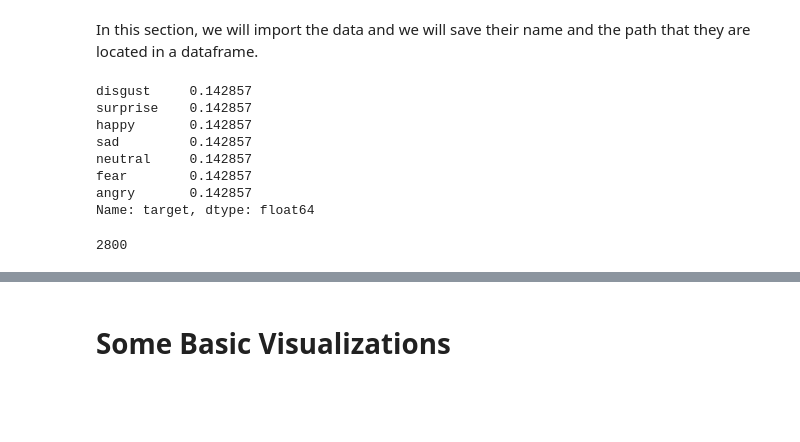
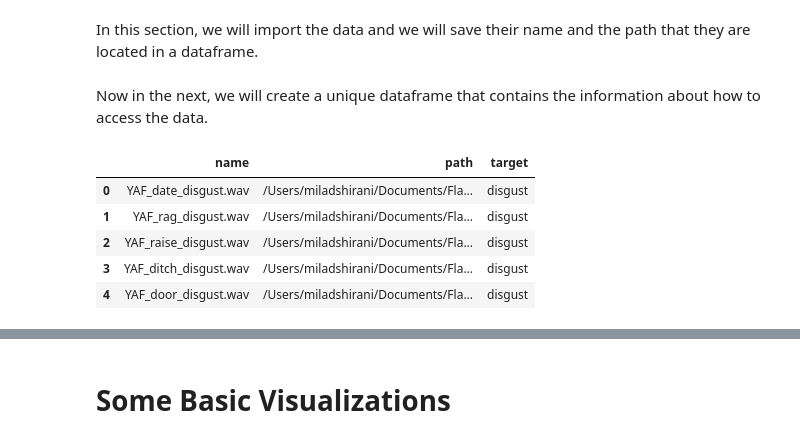
Before and after one commit to miladshiraniUCB/Emotion-Detection-in-Speech, a Jupyter notebook: Notebook/EDA-and-Data-Visualization.ipynb, the cells around one changed output, grey strips where cells are left out. Cells and saved outputs as stored; diff of their text form; code cells hidden in the pictures; blank space fills up the shorter version.

```diff
--- a/Notebook/EDA-and-Data-Visualization.ipynb
+++ b/Notebook/EDA-and-Data-Visualization.ipynb
@@ -42,6 +55,8 @@ files = {}
 for i in file_path:
     file_i = os.path.join(data_path, i)
     files[i] = os.listdir(file_i)
+# %% [markdown]
+Now in the next, we will create a unique dataframe that contains the information about how to access the data.
 # %%
 df = pd.DataFrame(list(zip(files.keys(), files.values())),
                   columns = ["data-name", "name"])
@@ -60,18 +75,12 @@ df["target"] = df["target"].apply(lambda x: "surprise"
                                   if x == "pleasant_surprise"
                                  or x == "pleasant_surprised"
                                  else x)
-# %%
-df.target.value_counts(normalize = True)
-# %% [output]
-disgust     0.142857
-surprise    0.142857
-happy       0.142857
-sad         0.142857
-neutral     0.142857
-fear        0.142857
-angry       0.142857
-Name: target, dtype: float64
-# %%
-len(df)
-# %% [output]
-2800
+# %%
+df.head()
+# %% [output]
+|  | name | path | target |
+| 0 | YAF_date_disgust.wav | /Users/miladshirani/Documents/Fla... | disgust |
+| 1 | YAF_rag_disgust.wav | /Users/miladshirani/Documents/Fla... | disgust |
+| 2 | YAF_raise_disgust.wav | /Users/miladshirani/Documents/Fla... | disgust |
+| 3 | YAF_ditch_disgust.wav | /Users/miladshirani/Documents/Fla... | disgust |
+| 4 | YAF_door_disgust.wav | /Users/miladshirani/Documents/Fla... | disgust |
```
Also changed, not shown: parts of 11 cells of this notebook.
